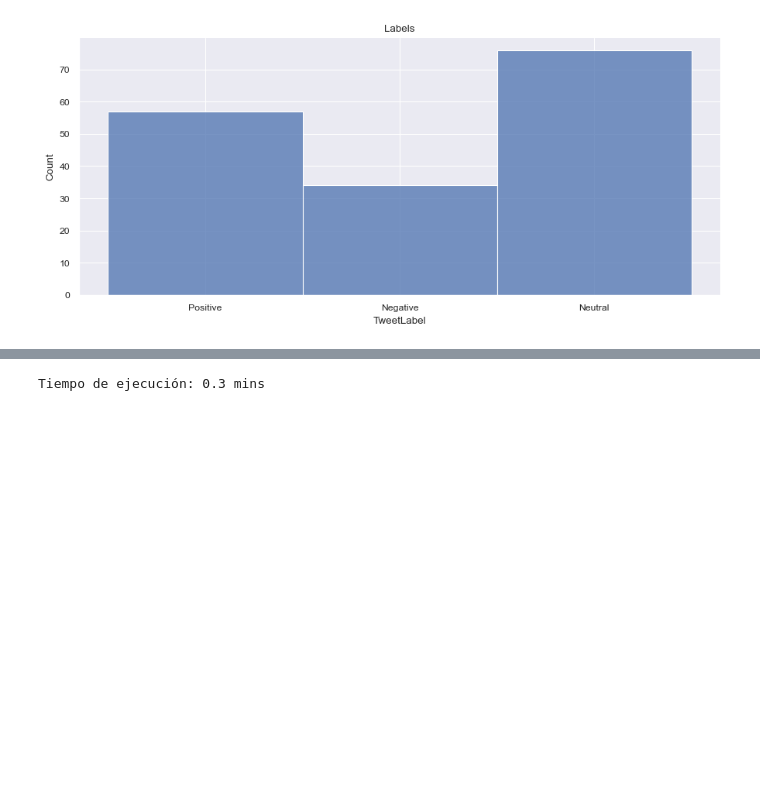
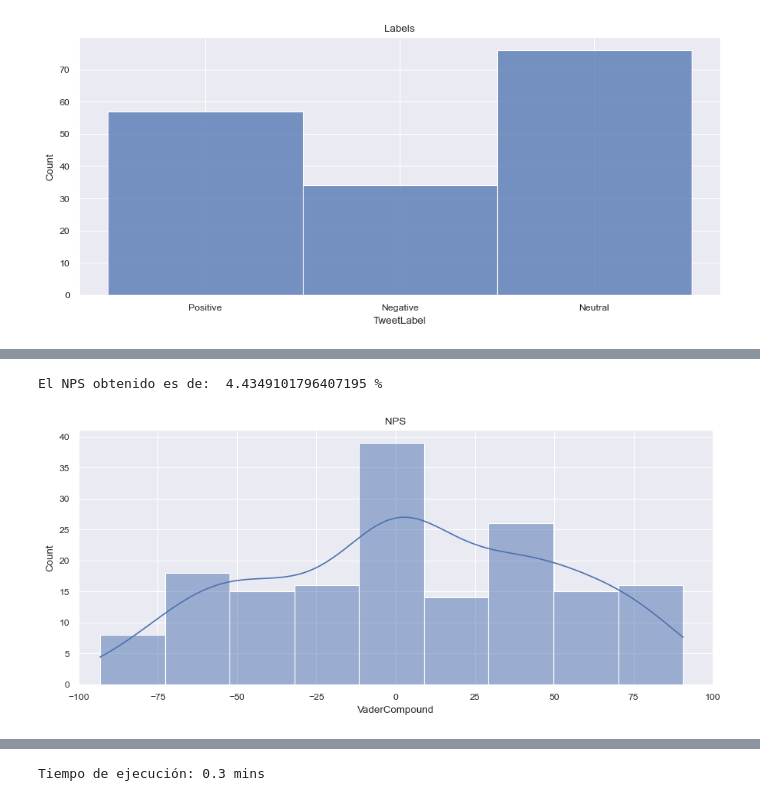
Before and after one commit to AlxdrDns/Natural-Language-Processing, a Jupyter notebook: analisisSentimientoTweets.ipynb, the cells around one changed output, grey strips where cells are left out. Cells and saved outputs as stored; diff of their text form; code cells hidden in the pictures; blank space fills up the shorter version.

```diff
--- a/analisisSentimientoTweets.ipynb
+++ b/analisisSentimientoTweets.ipynb
@@ -96,3 +96,14 @@ sns.displot(df['TweetLabel'], height=4, aspect=9/4).set(title="Labels")
 plt.show()
 # %% [output]
 [figure]
+# %%
+import nltk
+from nltk.sentiment.vader import SentimentIntensityAnalyzer
+nltk.download('vader_lexicon')
+
+sent = SentimentIntensityAnalyzer()
+df.insert(
+    loc=9,
+    column='Vader',
+    value=[sent.polarity_scores(df['TweetEN'][i]) for i in df.index]
+)
@@ -98,0 +114,2 @@ plt.show()
+# %%
+df['VaderCompound'] = [d['compound'] for d in df['Vader']]
@@ -98,0 +132,18 @@ plt.show()
+# %%
+from statistics import mean
+
+NPS = mean(df['VaderCompound']) * 100
+print('El NPS obtenido es de: ', str(NPS) + ' %')
+# %% [output]
+El NPS obtenido es de:  4.4349101796407195 %
+# %%
+import seaborn as sns
+import matplotlib.pyplot as plt
+
+sns.set_theme()
+sns.set_context("paper")
+sns.displot(df['VaderCompound']*100, kde=True, height=4, aspect=9/4).set(title="NPS")
+plt.xlim(-100, 100)
+plt.show()
+# %% [output]
+[figure, added]
```
Also changed, not shown: parts of 8 cells of this notebook.
